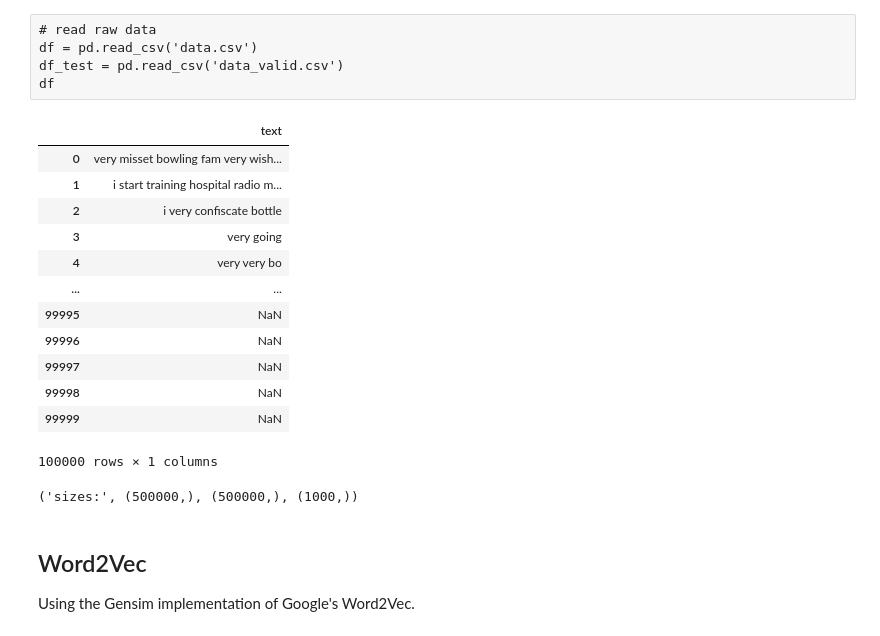
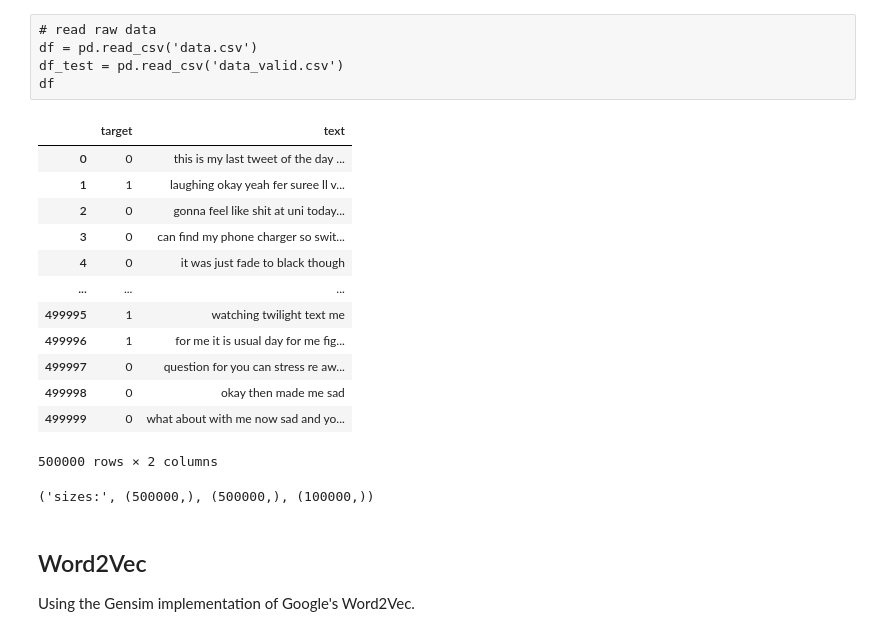
Before and after one commit to HerrMotz/AGDML-Lab, a Jupyter notebook: 0_Final/0_Final.ipynb, the cells around one changed output. Cells and saved outputs as stored; diff of their text form; code cells hidden in the pictures.

```diff
--- a/0_Final/0_Final.ipynb
+++ b/0_Final/0_Final.ipynb
@@ -162,24 +250,24 @@ df_test = pd.read_csv('data_valid.csv')
 df
 # %%
 # read the csv file
-# df = pd.read_csv('data_cleaned.csv')
-# df_test = pd.read_csv('data_valid_cleaned.csv')
+df = pd.read_csv('data_cleaned.csv')
+df_test = pd.read_csv('data_valid_cleaned.csv')
 
-df_test
+df
 # %% [output]
-|  | text |
-| 0 | very misset bowling fam very wish... |
-| 1 | i start training hospital radio m... |
-| 2 | i very confiscate bottle |
-| 3 | very going |
-| 4 | very very bo |
-| ... | ... |
-| 99995 | NaN |
-| 99996 | NaN |
-| 99997 | NaN |
-| 99998 | NaN |
-| 99999 | NaN |
+|  | target | text |
+| 0 | 0 | this is my last tweet of the day ... |
+| 1 | 1 | laughing okay yeah fer suree ll v... |
+| 2 | 0 | gonna feel like shit at uni today... |
+| 3 | 0 | can find my phone charger so swit... |
+| 4 | 0 | it was just fade to black though |
+| ... | ... | ... |
+| 499995 | 1 | watching twilight text me |
+| 499996 | 1 | for me it is usual day for me fig... |
+| 499997 | 0 | question for you can stress re aw... |
+| 499998 | 0 | okay then made me sad |
+| 499999 | 0 | what about with me now sad and yo... |
-100000 rows × 1 columns
+500000 rows × 2 columns
 # %%
 # def drop_not_string(_df, column):
 #     return _df.drop(_df[_df[column].apply(lambda x: isinstance(x, str)) == False].index)
@@ -198,7 +286,7 @@ X_test = X_test.astype(str)
 
 "sizes:", X.shape, y.shape, X_test.shape
 # %% [output]
-('sizes:', (500000,), (500000,), (1000,))
+('sizes:', (500000,), (500000,), (100000,))
 # %% [markdown]
 ## Word2Vec
 Using the Gensim implementation of Google's Word2Vec.
```
Also changed, not shown: parts of 17 cells of this notebook.
